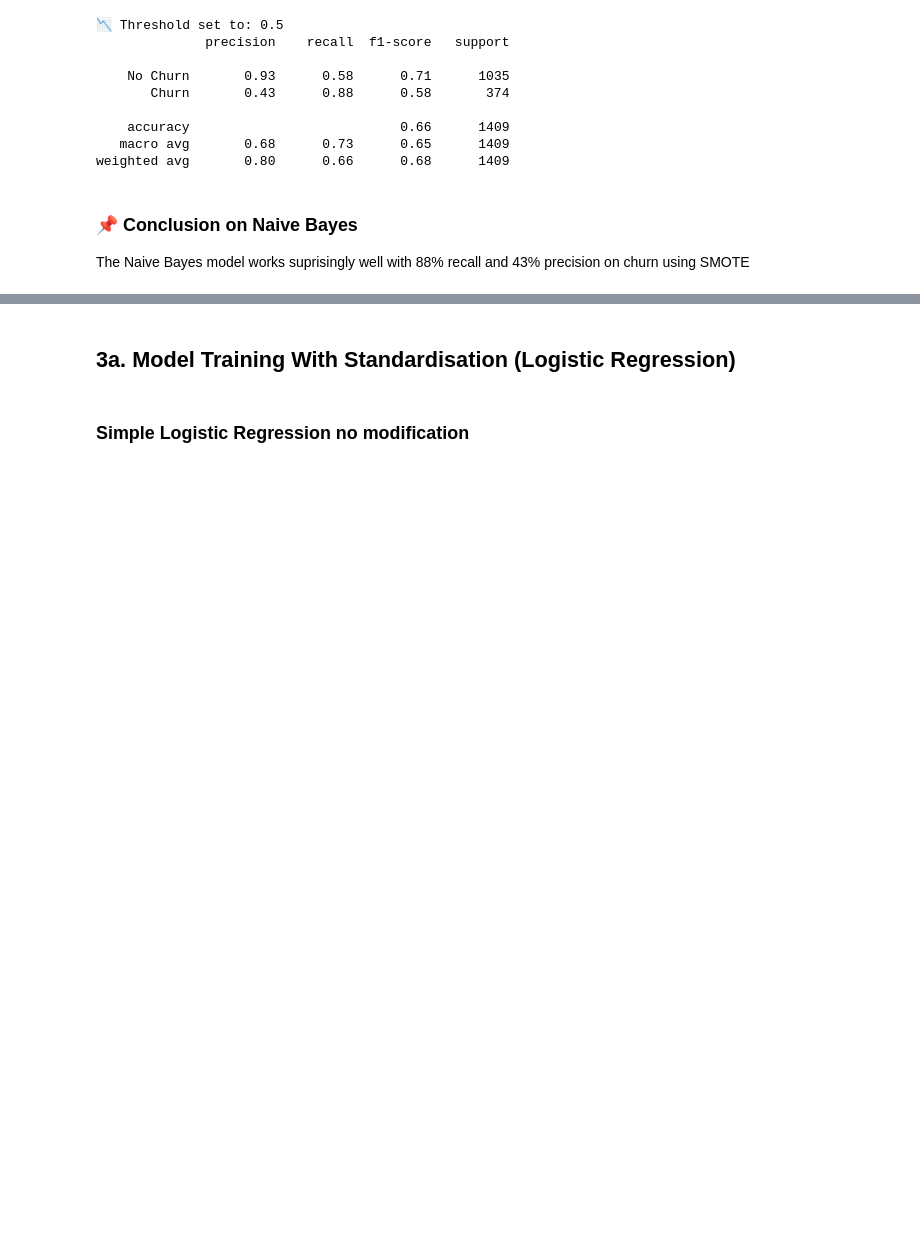
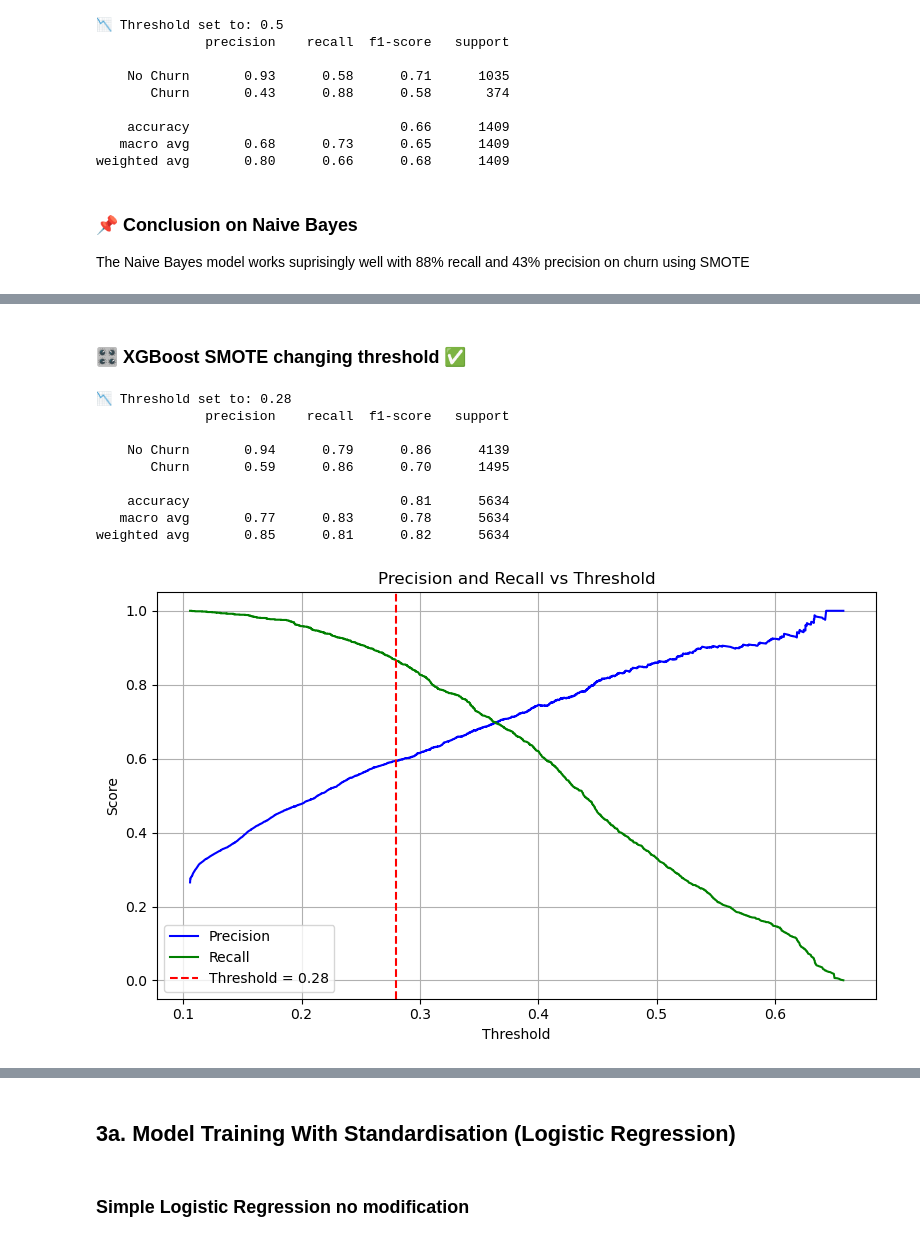
Before and after one commit to TajborBerry/career-next-step, a Jupyter notebook: customer_churn_prediction/notebooks/03_modeling.ipynb, the cells around one changed output, grey strips where cells are left out. Cells and saved outputs as stored; diff of their text form; code cells hidden in the pictures; blank space fills up the shorter version.

```diff
--- a/customer_churn_prediction/notebooks/03_modeling.ipynb
+++ b/customer_churn_prediction/notebooks/03_modeling.ipynb
@@ -671,0 +787,3 @@ best_xgb_model = XGBClassifier(colsample_bytree = 0.7, gamma = 0.1, learning_rat
+# %%
+best_xgb_model_sm = XGBClassifier(colsample_bytree= 0.7, gamma= 0, learning_rate= 0.01, max_depth= 7, min_child_weight= 1, n_estimators= 100, subsample= 1, use_label_encoder=False, eval_metric='logloss', random_state=42)
+best_xgb_model_sm.fit(X_train,y_train)
@@ -671,0 +806,29 @@ best_xgb_model = XGBClassifier(colsample_bytree = 0.7, gamma = 0.1, learning_rat
+# %% [markdown]
+### 🎛️ XGBoost SMOTE changing threshold ✅
+# %%
+# 1. Get predicted probabilities for the positive class (Churn = 1)
+y_probs = best_xgb_model_sm.predict_proba(X_train)[:, 1]
+
+# 2. Set custom threshold
+threshold = 0.28
+y_pred_threshold = (y_probs >= threshold).astype(int)
+
+# 3. Evaluate performance
+print(f"📉 Threshold set to: {threshold}")
+print(classification_report(y_train, y_pred_threshold, target_names=["No Churn", "Churn"]))
+
+# 4. (Optional) Plot Precision-Recall vs. Threshold curve
+precisions, recalls, thresholds = precision_recall_curve(y_train, y_probs)
+
+precision_recall_curve_draw(precisions, recalls, thresholds, threshold)
+# %% [output]
+📉 Threshold set to: 0.28
+              precision    recall  f1-score   support
+
+    No Churn       0.94      0.79      0.86      4139
+       Churn       0.59      0.86      0.70      1495
+
+    accuracy                           0.81      5634
+   macro avg       0.77      0.83      0.78      5634
+weighted avg       0.85      0.81      0.82      5634
+[figure, added]
```
Also changed, not shown: parts of 16 cells of this notebook.
